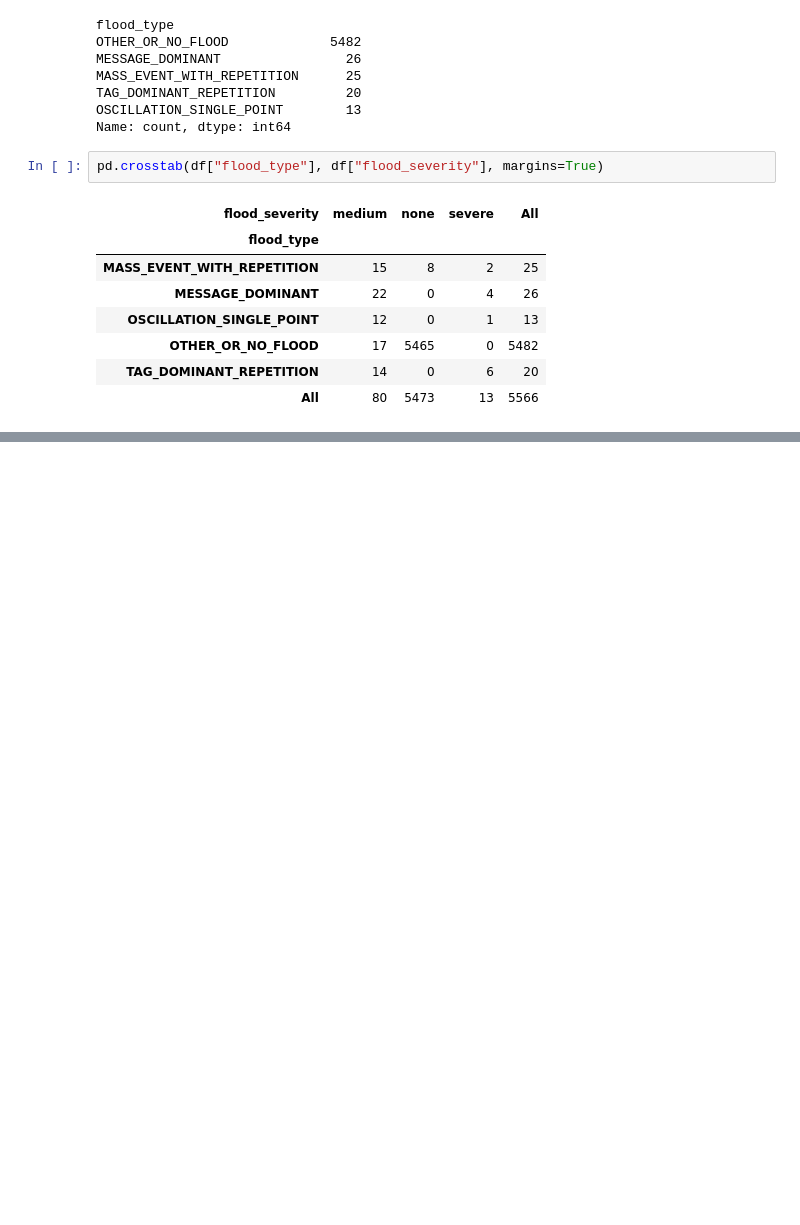
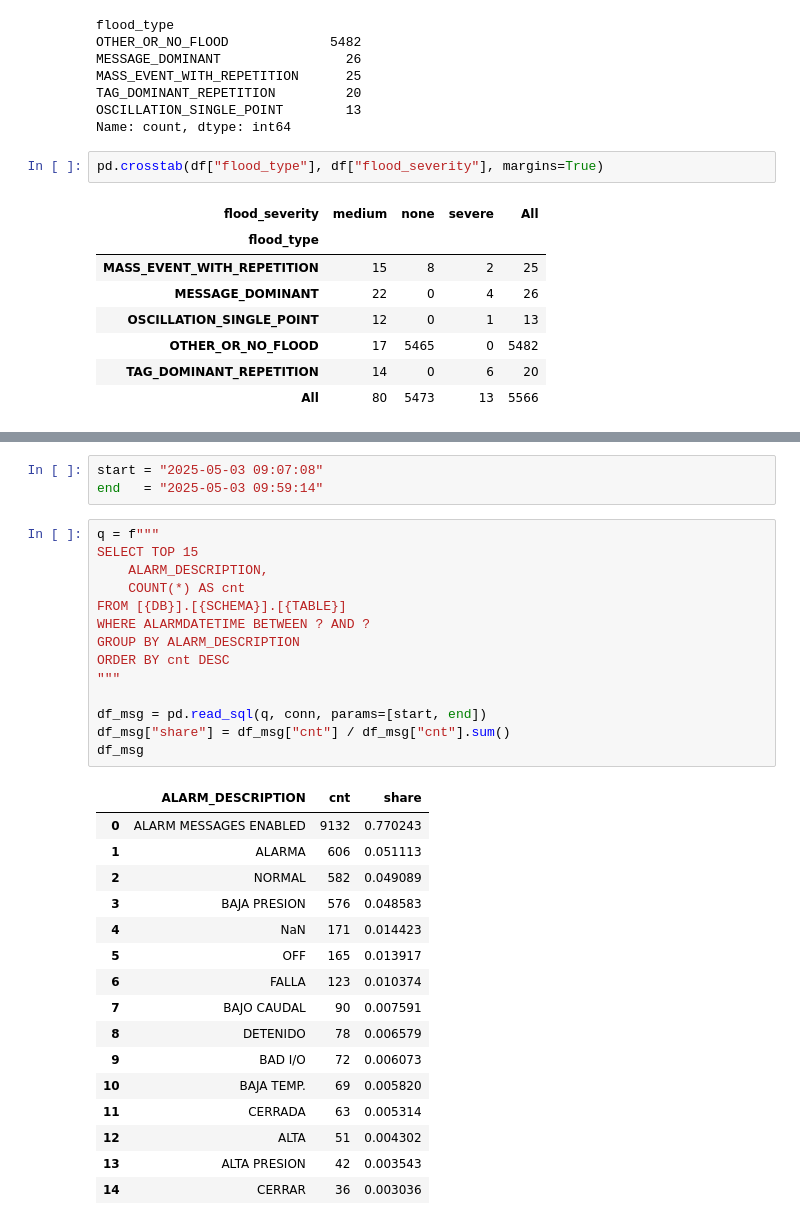
Before and after one commit to andresriosinfo/agent_alarm_flood, a Jupyter notebook: notebooks/04_flood_typology.ipynb, the cells around one changed output, grey strips where cells are left out. Cells and saved outputs as stored; diff of their text form; blank space fills up the shorter version.

```diff
--- a/notebooks/04_flood_typology.ipynb
+++ b/notebooks/04_flood_typology.ipynb
@@ -142,0 +171,34 @@ audit[["flood_type","start","end","max_rate","unique_tags","dominant_msg_share",
+# %%
+start = "2025-05-03 09:07:08"
+end   = "2025-05-03 09:59:14"
+# %%
+q = f"""
+SELECT TOP 15
+    ALARM_DESCRIPTION,
+    COUNT(*) AS cnt
+FROM [{DB}].[{SCHEMA}].[{TABLE}]
+WHERE ALARMDATETIME BETWEEN ? AND ?
+GROUP BY ALARM_DESCRIPTION
+ORDER BY cnt DESC
+"""
+
+df_msg = pd.read_sql(q, conn, params=[start, end])
+df_msg["share"] = df_msg["cnt"] / df_msg["cnt"].sum()
+df_msg
+# %% [output]
+|  | ALARM_DESCRIPTION | cnt | share |
+| 0 | ALARM MESSAGES ENABLED | 9132 | 0.770243 |
+| 1 | ALARMA | 606 | 0.051113 |
+| 2 | NORMAL | 582 | 0.049089 |
+| 3 | BAJA PRESION | 576 | 0.048583 |
+| 4 | NaN | 171 | 0.014423 |
+| 5 | OFF | 165 | 0.013917 |
+| 6 | FALLA | 123 | 0.010374 |
+| 7 | BAJO CAUDAL | 90 | 0.007591 |
+| 8 | DETENIDO | 78 | 0.006579 |
+| 9 | BAD I/O | 72 | 0.006073 |
+| 10 | BAJA TEMP. | 69 | 0.005820 |
+| 11 | CERRADA | 63 | 0.005314 |
+| 12 | ALTA | 51 | 0.004302 |
+| 13 | ALTA PRESION | 42 | 0.003543 |
+| 14 | CERRAR | 36 | 0.003036 |
```
Also changed, not shown: parts of 18 cells of this notebook, 2 other files.
